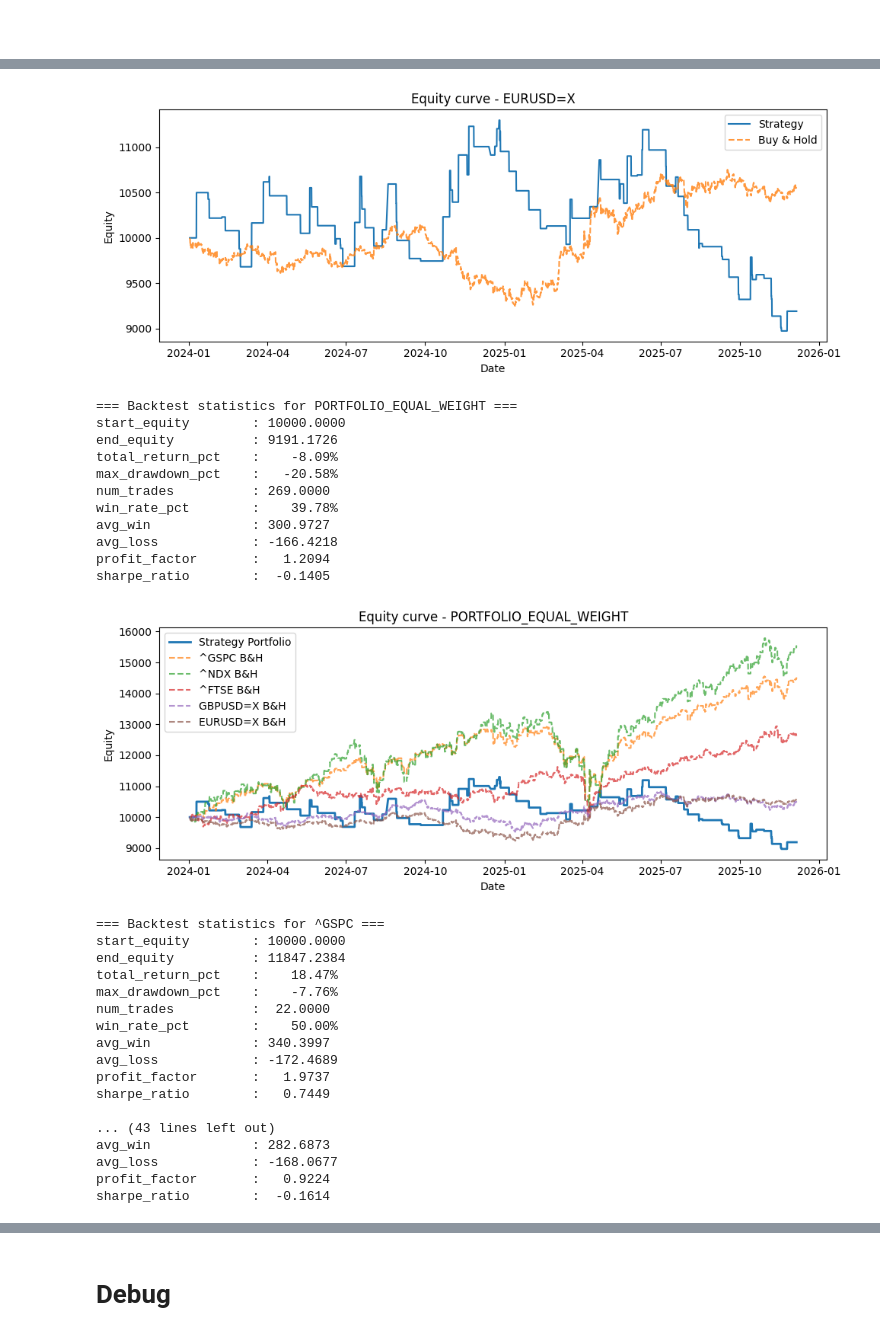
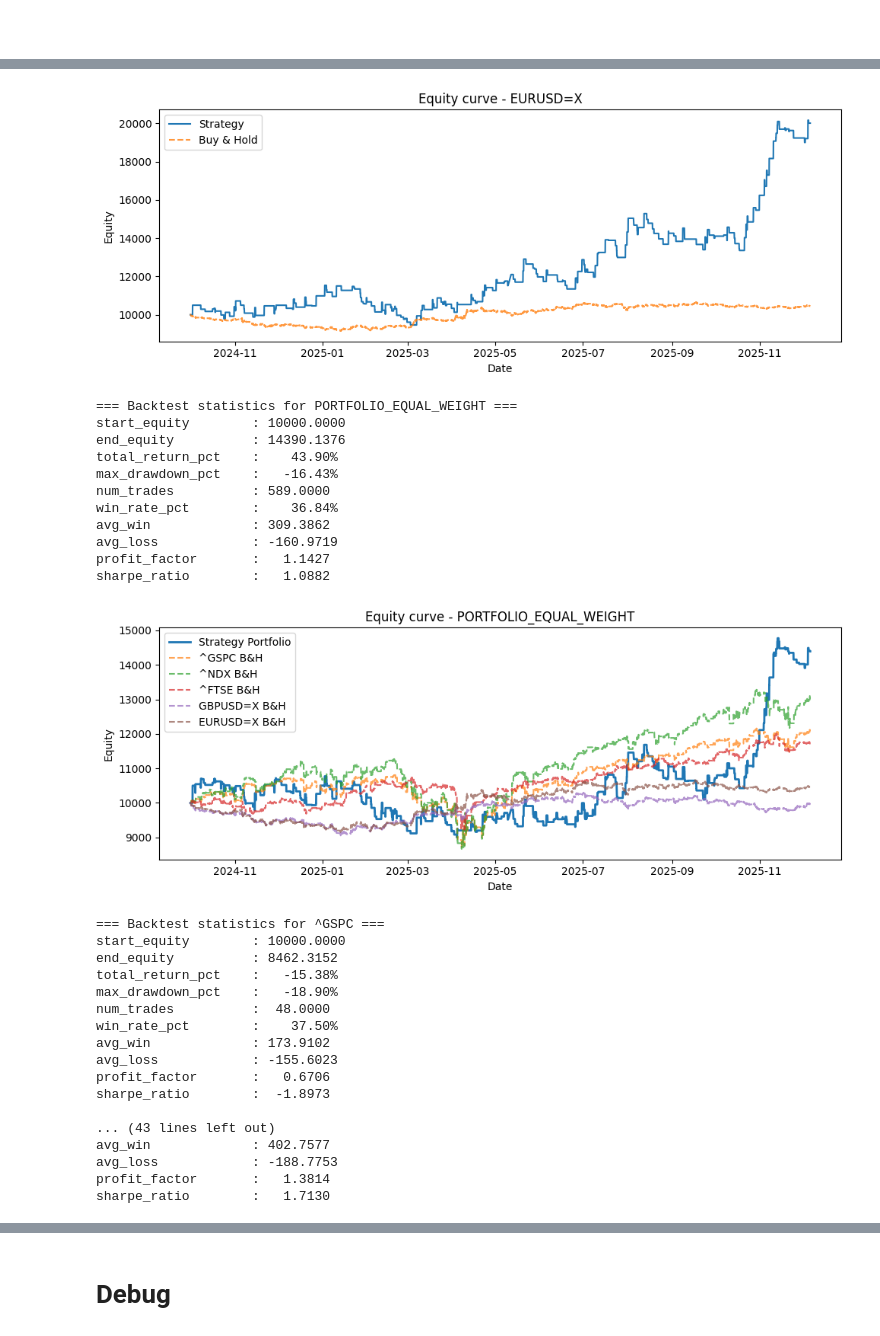
Before and after one commit to HdamaGIT/daman-trading, a Jupyter notebook: system/main.ipynb, the cells around one changed output, grey strips where cells are left out. Drawn from its saved outputs; the diff is of its cells as text; code cells hidden in the pictures.

Commit message:
Jan26 Strategy update

```diff
--- a/system/main.ipynb
+++ b/system/main.ipynb
@@ -6,18 +6,20 @@ from system_development.strategies.trend_pullback_v1.config import StrategyParam
 # %%
 if __name__ == "__main__":
 
-    params_strict = StrategyParams(
+    params_cash = StrategyParams(
         entry_mode="deep_pullback",
+        equity_mode="cqash",
         exit_mode="fixed_rr",
         tp_atr_mult=2.5,
         risk_per_trade=0.02,
     )
 
-    results_strict = run_backtest_for_default_universe(
-        params=params_strict,
-        start="2024-01-01",
+
+    results_cash = run_backtest_for_default_universe(
+        params=params_cash,
+        start="2024-10-01",
         end=None,
-        interval="4h",
+        interval="1h",
         plot=True,
         portfolio=True,
         show_benchmark=True,
@@ -97,30 +99,30 @@ Exit breakdown for EURUSD=X:
-[figure, old version]
+[figure, new version]
 === Backtest statistics for PORTFOLIO_EQUAL_WEIGHT ===
 start_equity        : 10000.0000
-end_equity          : 9191.1726
-total_return_pct    :    -8.09%
-max_drawdown_pct    :   -20.58%
-num_trades          : 269.0000
-win_rate_pct        :    39.78%
-avg_win             : 300.9727
-avg_loss            : -166.4218
-profit_factor       :   1.2094
-sharpe_ratio        :  -0.1405
+end_equity          : 14390.1376
+total_return_pct    :    43.90%
+max_drawdown_pct    :   -16.43%
+num_trades          : 589.0000
+win_rate_pct        :    36.84%
+avg_win             : 309.3862
+avg_loss            : -160.9719
+profit_factor       :   1.1427
+sharpe_ratio        :   1.0882
-[figure, old version]
+[figure, new version]
 === Backtest statistics for ^GSPC ===
 start_equity        : 10000.0000
-end_equity          : 11847.2384
-total_return_pct    :    18.47%
-max_drawdown_pct    :    -7.76%
-num_trades          :  22.0000
-win_rate_pct        :    50.00%
-avg_win             : 340.3997
-avg_loss            : -172.4689
-profit_factor       :   1.9737
-sharpe_ratio        :   0.7449
+end_equity          : 8462.3152
+total_return_pct    :   -15.38%
+max_drawdown_pct    :   -18.90%
+num_trades          :  48.0000
+win_rate_pct        :    37.50%
+avg_win             : 173.9102
+avg_loss            : -155.6023
+profit_factor       :   0.6706
+sharpe_ratio        :  -1.8973
 
 ... (43 lines left out)
-avg_win             : 282.6873
-avg_loss            : -168.0677
-profit_factor       :   0.9224
-sharpe_ratio        :  -0.1614
+avg_win             : 402.7577
+avg_loss            : -188.7753
+profit_factor       :   1.3814
+sharpe_ratio        :   1.7130
```
Also changed, not shown: parts of 5 cells of this notebook, 2 other files.
